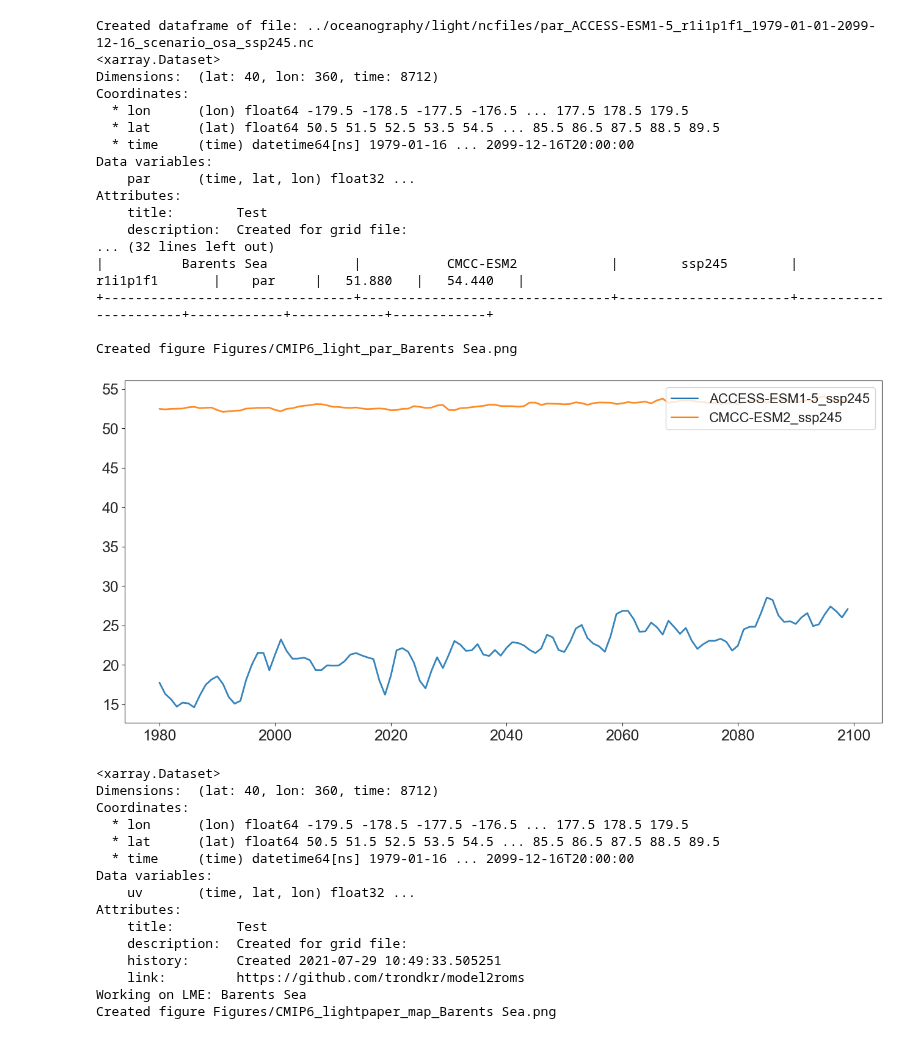
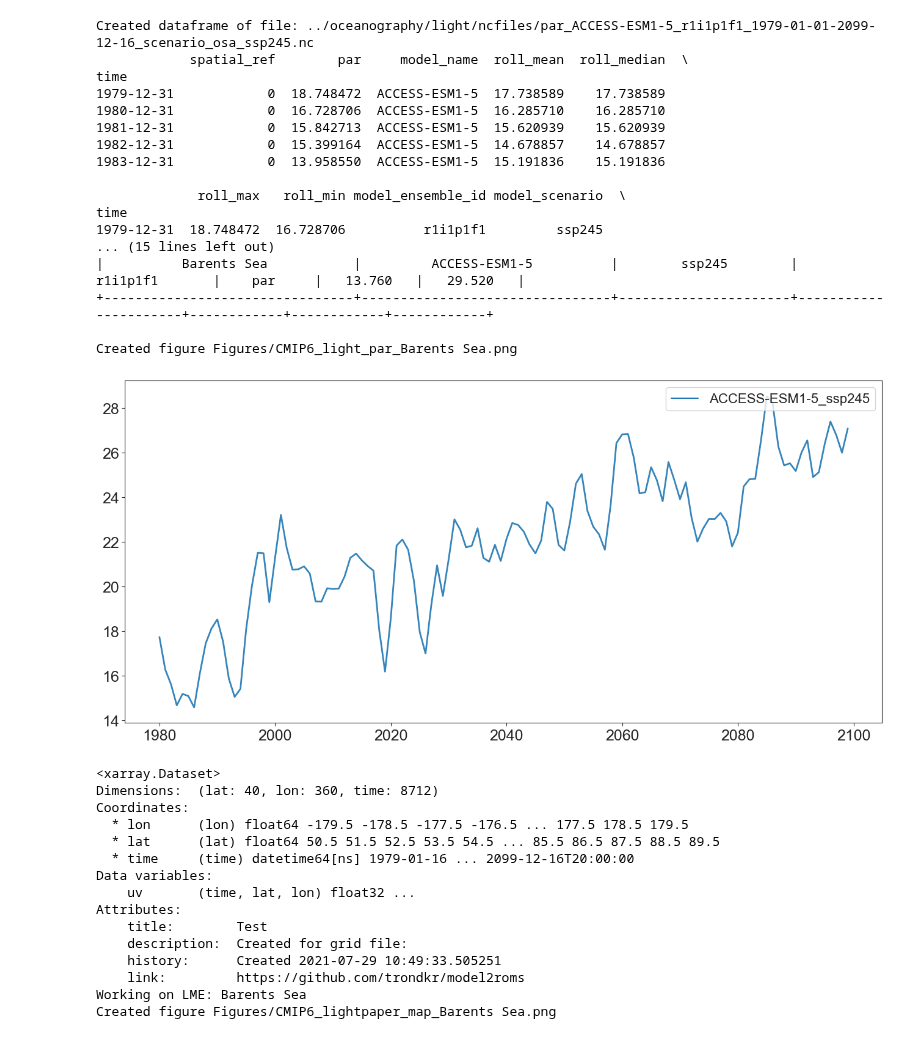
Before and after one commit to trondkr/cmip6-albedo, a Jupyter notebook: CMIP6_plot_light_results.ipynb, the cells around one changed output. Saved outputs shown, nothing was run; the diff lists cells and outputs as text; code cells hidden in the pictures.

Commit message:
Extracting more CMIP6 models

```diff
--- a/CMIP6_plot_light_results.ipynb
+++ b/CMIP6_plot_light_results.ipynb
@@ -292,8 +292,7 @@ start_time="1979-01-01"
 end_time="2099-12-16"
 
 models=["ACCESS-ESM1-5","CanESM5","MPI-ESM1-2-LR",
-        "CanESM5-CanOE","UKESM1-O-LL","MPI-ESM1-2-HR",
-        "CMCC-ESM2"]
+        "CanESM5-CanOE","UKESM1-O-LL","MPI-ESM1-2-HR"]
 
 #models=["CMCC-ESM2"]
 
@@ -368,47 +367,47 @@ for var_name in ds_var_names:
             plotfile="Figures/CMIP6_light_{}_{}.png".format(var_name,LME)
             print("Created figure {}".format(plotfile))
             plt.savefig(plotfile, dpi=200,
                         bbox_inches = 'tight')
 
             plt.show()
 
         df=pd.DataFrame()
         ds_list=[]
 # %% [output]
 <xarray.Dataset>
 Dimensions:  (lat: 40, lon: 360, time: 8712)
 Coordinates:
   * lon      (lon) float64 -179.5 -178.5 -177.5 -176.5 ... 177.5 178.5 179.5
   * lat      (lat) float64 50.5 51.5 52.5 53.5 54.5 ... 85.5 86.5 87.5 88.5 89.5
   * time     (time) datetime64[ns] 1979-01-16 ... 2099-12-16T20:00:00
 Data variables:
     par      (time, lat, lon) float32 ...
 Attributes:
     title:        Test
     description:  Created for grid file:
     history:      Created 2021-07-29 10:49:33.481746
     link:         https://github.com/trondkr/model2roms
 Working on LME: Barents Sea
 Created figure Figures/CMIP6_lightpaper_map_Barents Sea.png
 [figure]
 Created dataframe of file: ../oceanography/light/ncfiles/par_ACCESS-ESM1-5_r1i1p1f1_1979-01-01-2099-12-16_scenario_osa_ssp245.nc
-<xarray.Dataset>
-Dimensions:  (lat: 40, lon: 360, time: 8712)
-Coordinates:
-  * lon      (lon) float64 -179.5 -178.5 -177.5 -176.5 ... 177.5 178.5 179.5
-  * lat      (lat) float64 50.5 51.5 52.5 53.5 54.5 ... 85.5 86.5 87.5 88.5 89.5
-  * time     (time) datetime64[ns] 1979-01-16 ... 2099-12-16T20:00:00
-Data variables:
-    par      (time, lat, lon) float32 ...
-Attributes:
-    title:        Test
-    description:  Created for grid file:
-... (32 lines left out)
-|          Barents Sea           |           CMCC-ESM2            |        ssp245        |       r1i1p1f1       |    par     |   51.880   |   54.440   |
+            spatial_ref        par     model_name  roll_mean  roll_median  \
+time
+1979-12-31            0  18.748472  ACCESS-ESM1-5  17.738589    17.738589
+1980-12-31            0  16.728706  ACCESS-ESM1-5  16.285710    16.285710
+1981-12-31            0  15.842713  ACCESS-ESM1-5  15.620939    15.620939
+1982-12-31            0  15.399164  ACCESS-ESM1-5  14.678857    14.678857
+1983-12-31            0  13.958550  ACCESS-ESM1-5  15.191836    15.191836
+
+             roll_max   roll_min model_ensemble_id model_scenario  \
+time
+1979-12-31  18.748472  16.728706          r1i1p1f1         ssp245
+... (15 lines left out)
+|          Barents Sea           |         ACCESS-ESM1-5          |        ssp245        |       r1i1p1f1       |    par     |   13.760   |   29.520   |
 +--------------------------------+--------------------------------+----------------------+----------------------+------------+------------+------------+
 
 Created figure Figures/CMIP6_light_par_Barents Sea.png
-[figure, old version]
+[figure, new version]
 <xarray.Dataset>
 Dimensions:  (lat: 40, lon: 360, time: 8712)
 Coordinates:
```
Also changed, not shown: parts of 1 cell of this notebook, 1 other file.
